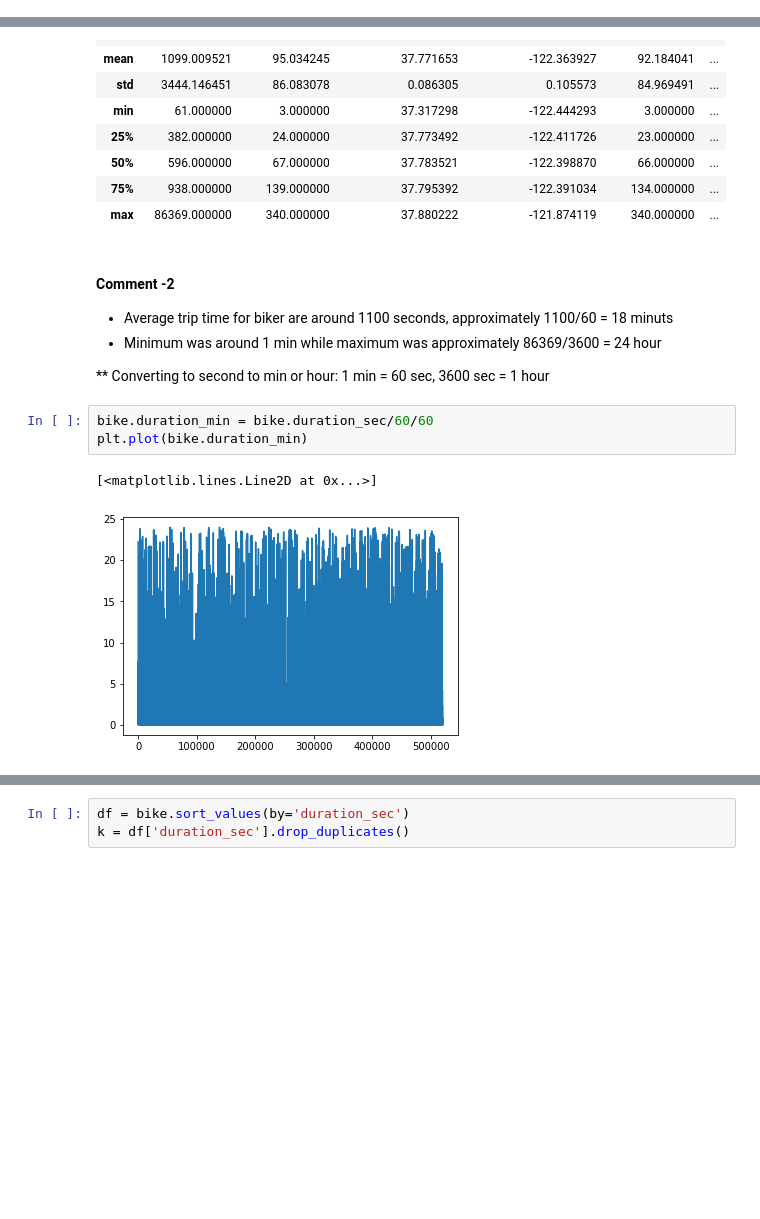
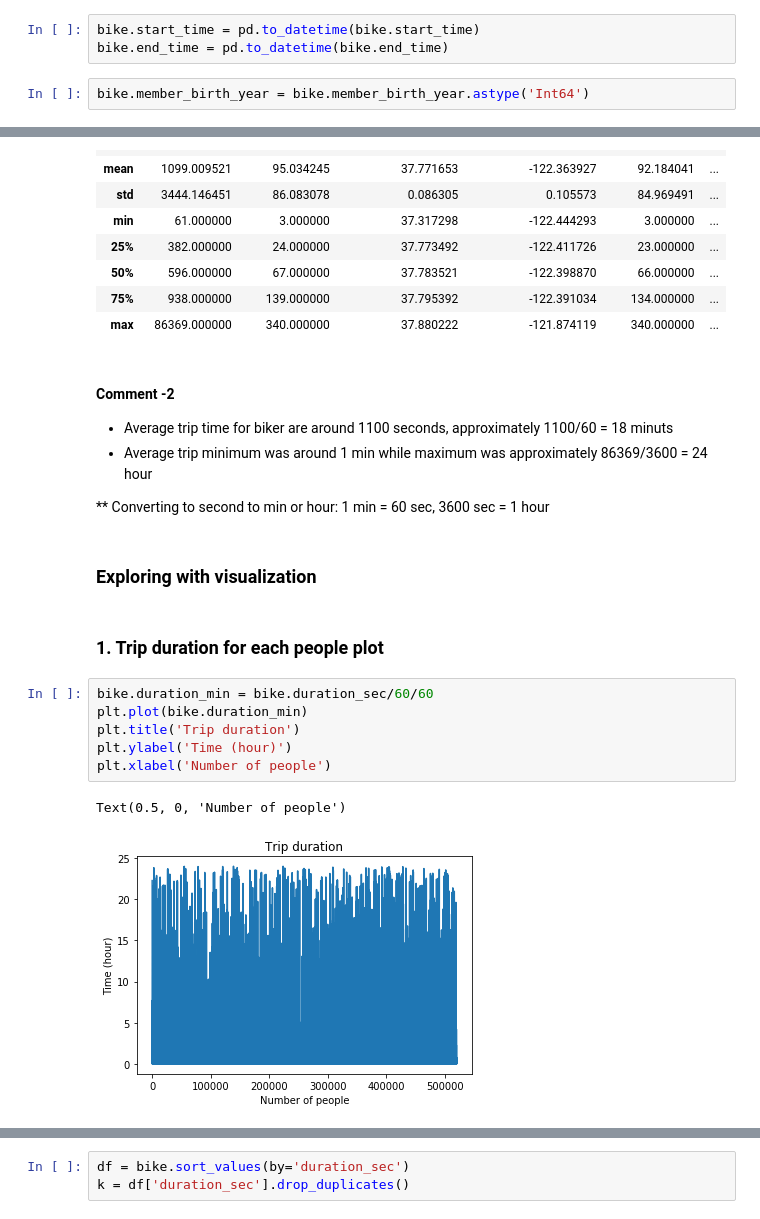
Before and after one commit to ibragimoveldor/Data-Analyst-Projects, a Jupyter notebook: Project_5/Final_project.ipynb, the cells around one changed output, grey strips where cells are left out. Drawn from its saved outputs; the diff is of its cells as text; blank space fills up the shorter version.

Commit message:
added more bivarite plotting and data explorations

```diff
--- a/Project_5/Final_project.ipynb
+++ b/Project_5/Final_project.ipynb
@@ -48,0 +50,5 @@ From the data as you can see starting time and eding time for bikes column data
+# %%
+bike.start_time = pd.to_datetime(bike.start_time)
+bike.end_time = pd.to_datetime(bike.end_time)
+# %%
+bike.member_birth_year = bike.member_birth_year.astype('Int64')
@@ -62,13 +123,20 @@ bike.describe()
 # %% [markdown]
 #### Comment -2
  - Average trip time for biker are around 1100 seconds, approximately 1100/60 = 18 minuts
- - Minimum was around 1 min while maximum was approximately 86369/3600 = 24 hour
+ - Average trip minimum was around 1 min while maximum was approximately 86369/3600 = 24 hour
 
 
 ** Converting to second to min or hour:  1 min = 60 sec, 3600 sec = 1 hour
+# %% [markdown]
+### Exploring with visualization
+# %% [markdown]
+### 1. Trip duration for each people plot
 # %%
 bike.duration_min = bike.duration_sec/60/60
 plt.plot(bike.duration_min)
+plt.title('Trip duration')
+plt.ylabel('Time (hour)')
+plt.xlabel('Number of people')
 # %% [output]
-[<matplotlib.lines.Line2D at 0x...>]
+Text(0.5, 0, 'Number of people')
-[figure, old version]
+[figure, new version]
```
Also changed, not shown: parts of 10 cells of this notebook.
